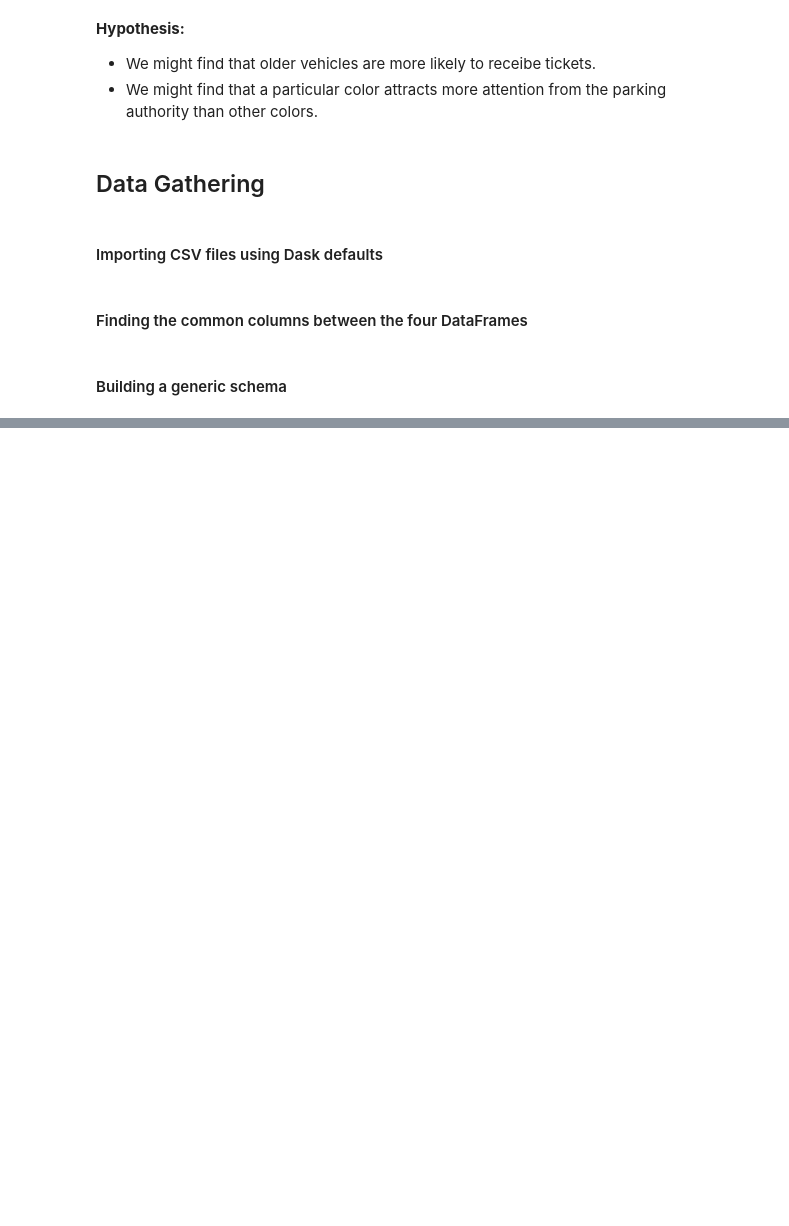
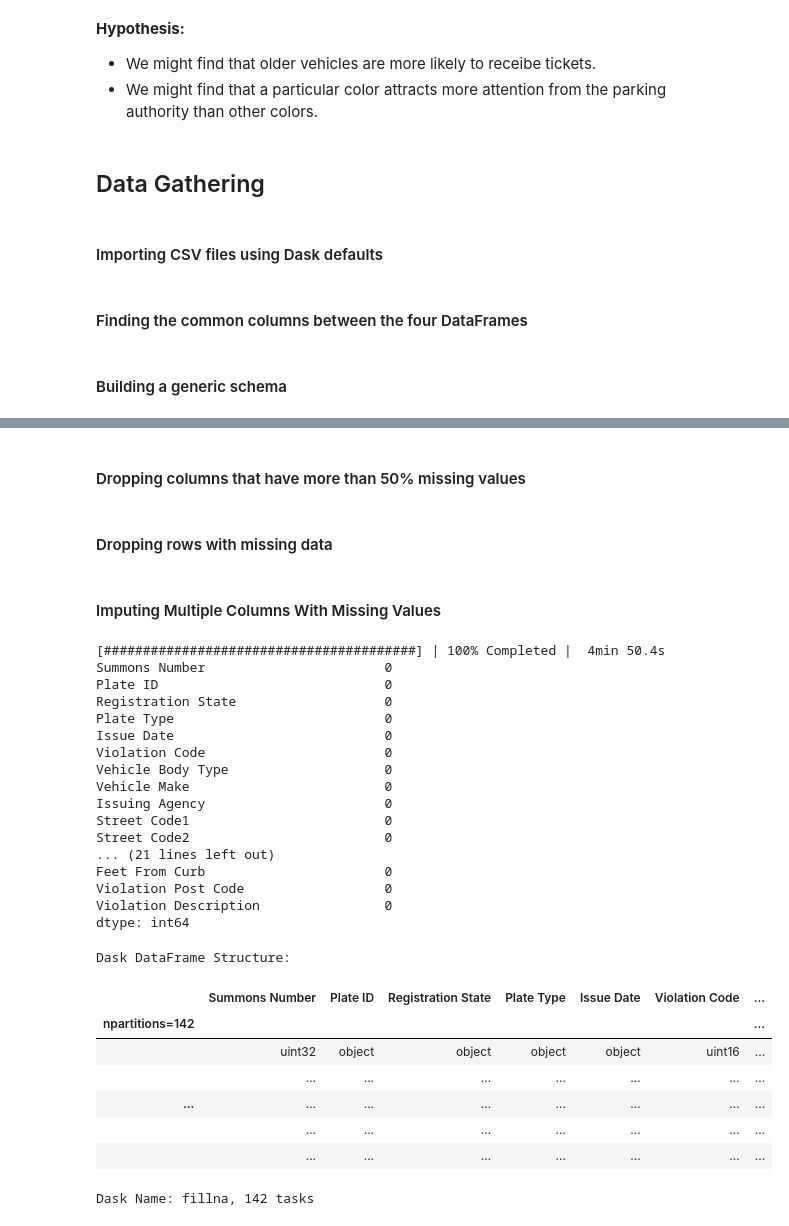
Before and after one commit to echoAppleTree/learn_dask, a Jupyter notebook: learning_dask_with_python.ipynb, the cells around one changed output, grey strips where cells are left out. Drawn from its saved outputs; the diff is of its cells as text; code cells hidden in the pictures; blank space fills up the shorter version.

Commit message:
Data Cleaning: Part 1 - Missing Values. Completed

```diff
--- a/learning_dask_with_python.ipynb
+++ b/learning_dask_with_python.ipynb
@@ -117,0 +232,4 @@ data = dd.read_csv('./data/nyu_parking_data/*.csv', dtype=dtypes, usecols=common
+# %%
+with ProgressBar():
+    percent_missing = cleaner.calc_pct_missing_val().compute()
+percent_missing
@@ -117,0 +255,49 @@ data = dd.read_csv('./data/nyu_parking_data/*.csv', dtype=dtypes, usecols=common
+# %% [markdown]
+#### Dropping columns that have more than 50% missing values
+# %%
+nyc_data_clean_stage1 = cleaner.drop_columns_treshold(50, percent_missing)
+# %% [markdown]
+#### Dropping rows with missing data
+# %%
+cleaner = Cleaner(nyc_data_clean_stage1)
+
+nyc_data_clean_stage2 = cleaner.drop_rows_treshold(5, percent_missing)
+# %% [markdown]
+#### Imputing Multiple Columns With Missing Values
+# %%
+cleaner = Cleaner(nyc_data_clean_stage2)
+
+nyc_data_clean_stage3 = cleaner.imputing_columns_missing_val(50, percent_missing, 'Unknown')
+# %%
+# Checking the success of the filling/dropping operations
+
+with ProgressBar():
+    print(nyc_data_clean_stage3.isnull().sum().compute())
+nyc_data_clean_stage3.persist()
+# %% [output]
+[########################################] | 100% Completed |  4min 50.4s
+Summons Number                       0
+Plate ID                             0
+Registration State                   0
+Plate Type                           0
+Issue Date                           0
+Violation Code                       0
+Vehicle Body Type                    0
+Vehicle Make                         0
+Issuing Agency                       0
+Street Code1                         0
+Street Code2                         0
+... (21 lines left out)
+Feet From Curb                       0
+Violation Post Code                  0
+Violation Description                0
+dtype: int64
+Dask DataFrame Structure:
+|  | Summons Number | Plate ID | Registration State | Plate Type | Issue Date | Violation Code | ... |
+| npartitions=142 |  |  |  |  |  |  | ... |
+|  | uint32 | object | object | object | object | uint16 | ... |
+|  | ... | ... | ... | ... | ... | ... | ... |
+| ... | ... | ... | ... | ... | ... | ... | ... |
+|  | ... | ... | ... | ... | ... | ... | ... |
+|  | ... | ... | ... | ... | ... | ... | ... |
+Dask Name: fillna, 142 tasks
```
Also changed, not shown: parts of 17 cells of this notebook, 1 other file.
